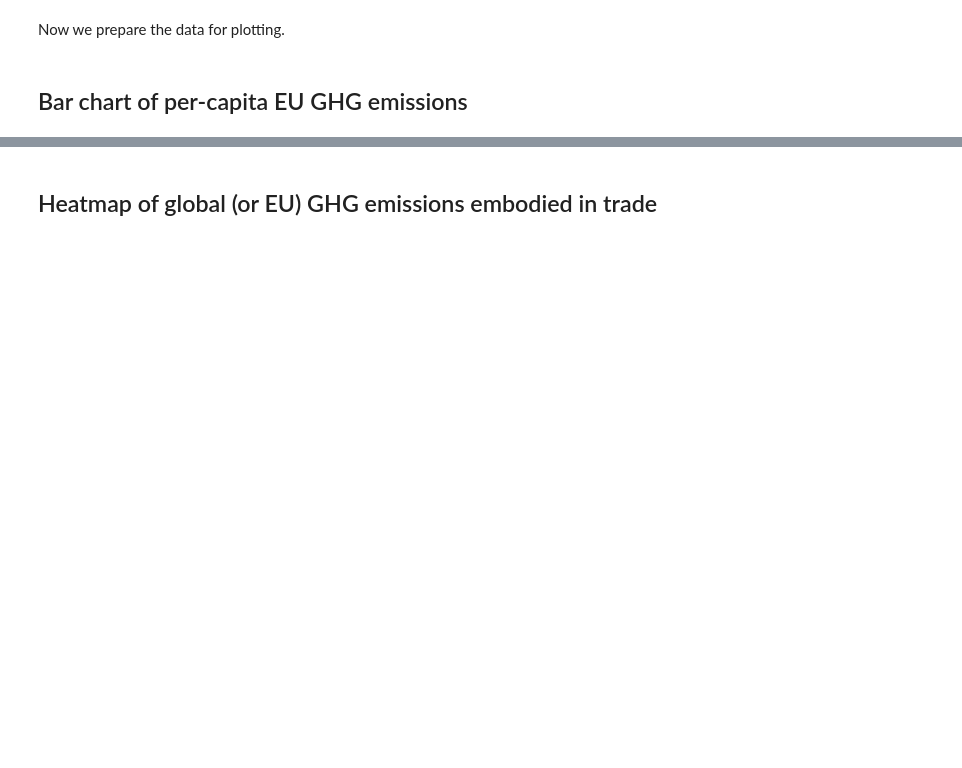
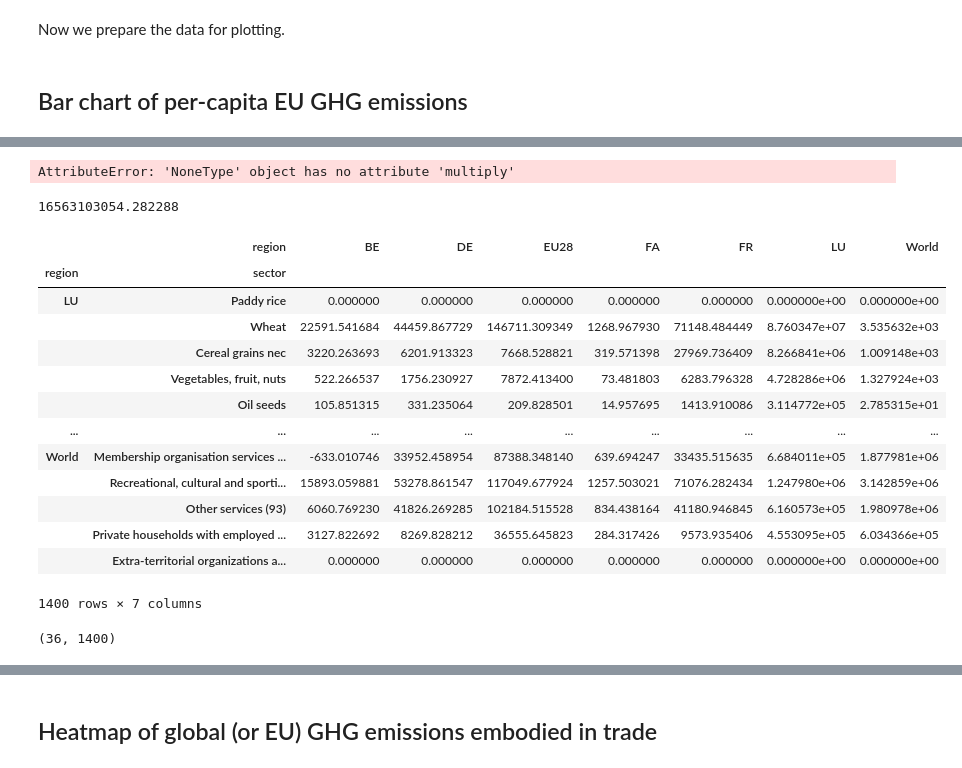
Before and after one commit to thomasgibon/io-footprinting, a Jupyter notebook: exiobase_use.ipynb, the cells around one changed output, grey strips where cells are left out. Drawn from its saved outputs; the diff is of its cells as text; code cells hidden in the pictures; blank space fills up the shorter version.

```diff
--- a/exiobase_use.ipynb
+++ b/exiobase_use.ipynb
@@ -429,0 +437,25 @@ Aggregate EU28 then export M.
+# %%
+GHG_cons_pro_LU = ioagg.L.multiply(ioagg.impact.S.loc[ind],axis=0).multiply(Y_LU)
+# %% [output]
+AttributeError: 'NoneType' object has no attribute 'multiply'
+# %%
+GHG_cons_pro_LU.sum().sum()
+# %% [output]
+16563103054.282288
+# %%
+GHG_cons_pro.groupby('region',axis=1).sum()
+# %% [output]
+|  | region | BE | DE | EU28 | FA | FR | LU | World |
+| region | sector |  |  |  |  |  |  |  |
+| LU | Paddy rice | 0.000000 | 0.000000 | 0.000000 | 0.000000 | 0.000000 | 0.000000e+00 | 0.000000e+00 |
+|  | Wheat | 22591.541684 | 44459.867729 | 146711.309349 | 1268.967930 | 71148.484449 | 8.760347e+07 | 3.535632e+03 |
+|  | Cereal grains nec | 3220.263693 | 6201.913323 | 7668.528821 | 319.571398 | 27969.736409 | 8.266841e+06 | 1.009148e+03 |
+|  | Vegetables, fruit, nuts | 522.266537 | 1756.230927 | 7872.413400 | 73.481803 | 6283.796328 | 4.728286e+06 | 1.327924e+03 |
+|  | Oil seeds | 105.851315 | 331.235064 | 209.828501 | 14.957695 | 1413.910086 | 3.114772e+05 | 2.785315e+01 |
+| ... | ... | ... | ... | ... | ... | ... | ... | ... |
+| World | Membership organisation services ... | -633.010746 | 33952.458954 | 87388.348140 | 639.694247 | 33435.515635 | 6.684011e+05 | 1.877981e+06 |
+|  | Recreational, cultural and sporti... | 15893.059881 | 53278.861547 | 117049.677924 | 1257.503021 | 71076.282434 | 1.247980e+06 | 3.142859e+06 |
+|  | Other services (93) | 6060.769230 | 41826.269285 | 102184.515528 | 834.438164 | 41180.946845 | 6.160573e+05 | 1.980978e+06 |
+|  | Private households with employed ... | 3127.822692 | 8269.828212 | 36555.645823 | 284.317426 | 9573.935406 | 4.553095e+05 | 6.034366e+05 |
+|  | Extra-territorial organizations a... | 0.000000 | 0.000000 | 0.000000 | 0.000000 | 0.000000 | 0.000000e+00 | 0.000000e+00 |
+1400 rows × 7 columns
@@ -429,0 +465,4 @@ Aggregate EU28 then export M.
+# %%
+ioagg.impact.S.shape
+# %% [output]
+(36, 1400)
```
Also changed, not shown: parts of 70 cells of this notebook.
